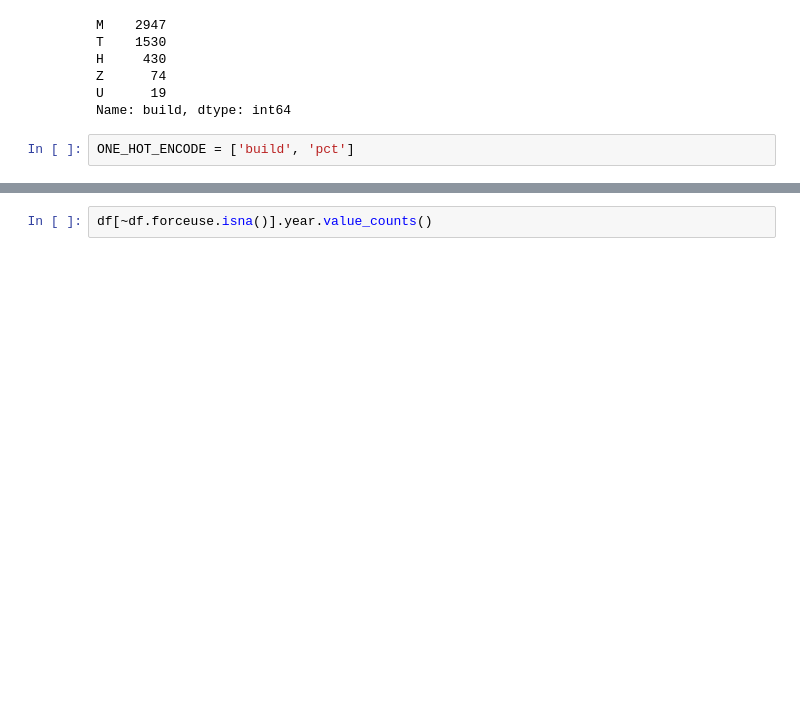
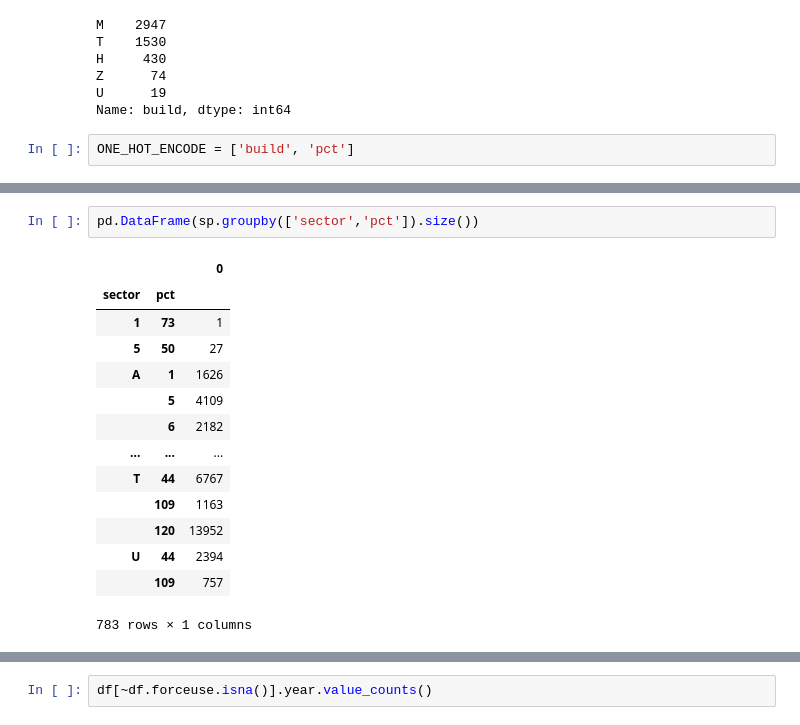
Before and after one commit to StevenDye/stop-and-frisk, a Jupyter notebook: fullmodel.ipynb, the cells around one changed output, grey strips where cells are left out. Cells and saved outputs as stored; diff of their text form; blank space fills up the shorter version.

```diff
--- a/fullmodel.ipynb
+++ b/fullmodel.ipynb
@@ -400,0 +428,17 @@ Name: year, Length: 1463, dtype: float64
+# %%
+pd.DataFrame(sp.groupby(['sector','pct']).size())
+# %% [output]
+|  |  | 0 |
+| sector | pct |  |
+| 1 | 73 | 1 |
+| 5 | 50 | 27 |
+| A | 1 | 1626 |
+|  | 5 | 4109 |
+|  | 6 | 2182 |
+| ... | ... | ... |
+| T | 44 | 6767 |
+|  | 109 | 1163 |
+|  | 120 | 13952 |
+| U | 44 | 2394 |
+|  | 109 | 757 |
+783 rows × 1 columns
```
Also changed, not shown: parts of 14 cells of this notebook.
